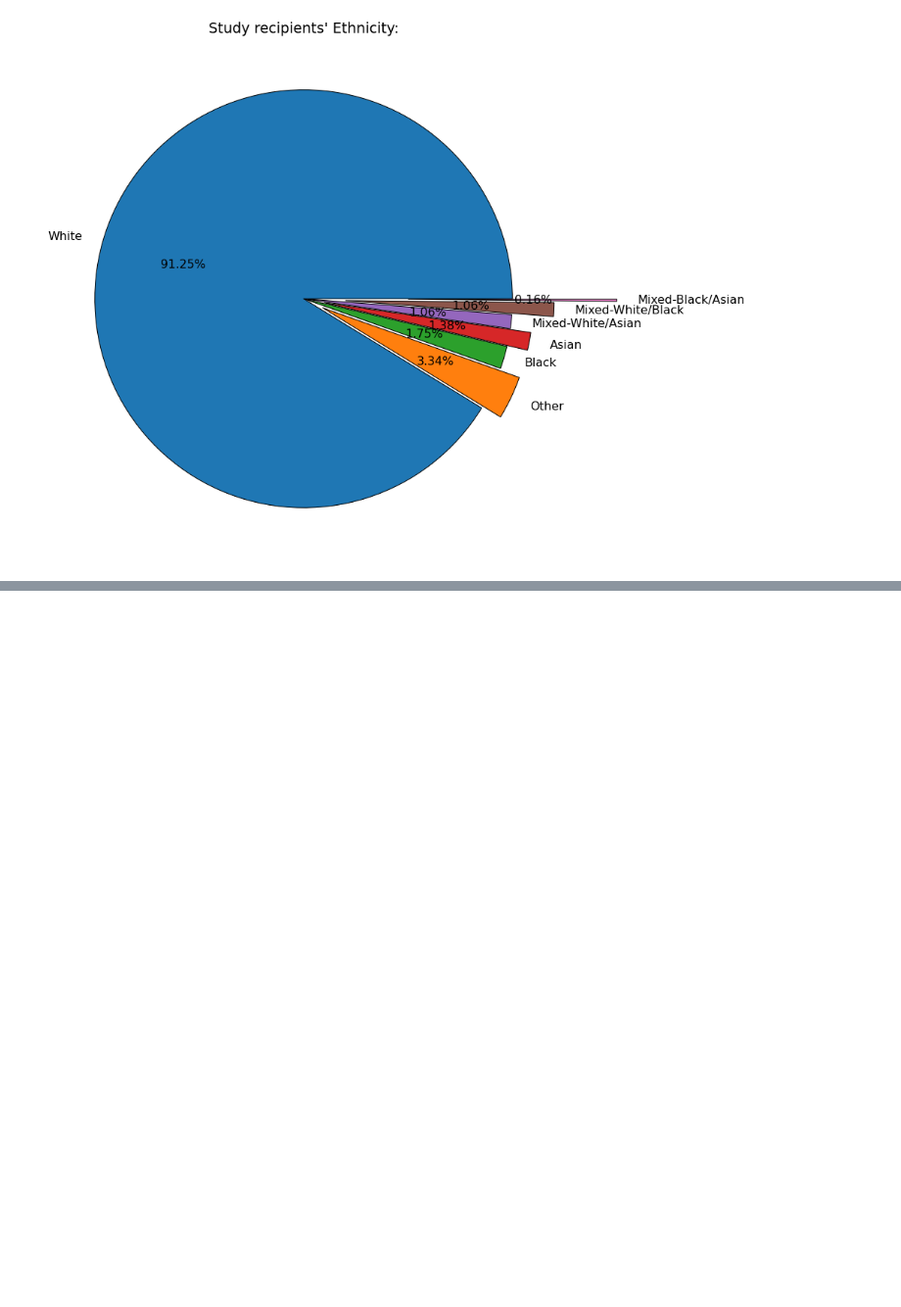
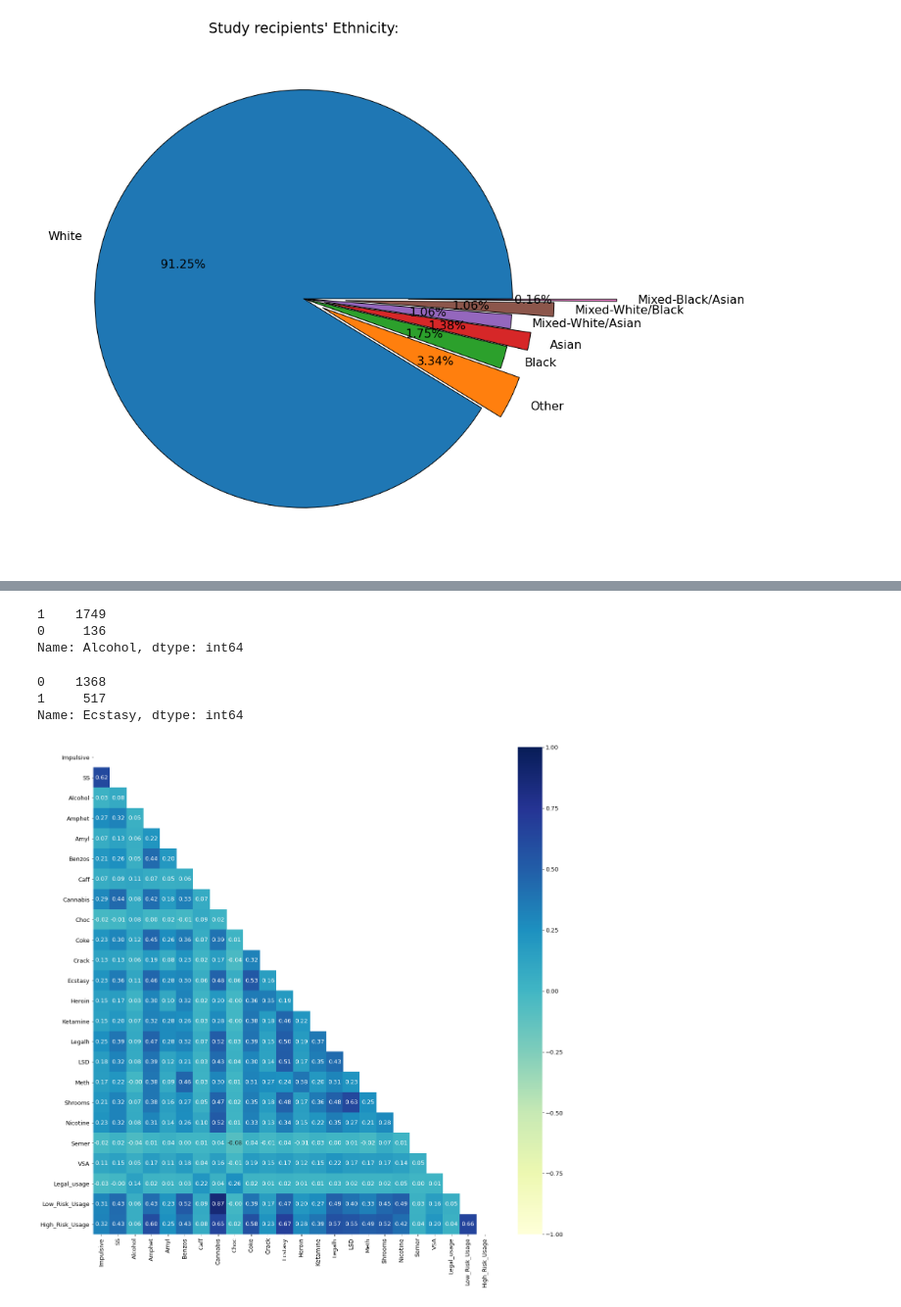
Before and after one commit to Antadurunnu/Drug-Consumption, a Jupyter notebook: Drug_consumption_project.ipynb, the cells around one changed output, grey strips where cells are left out. Shown at 98% size. Saved outputs shown, nothing was run; the diff lists cells and outputs as text; code cells hidden in the pictures; blank space fills up the shorter version.

```diff
--- a/Drug_consumption_project.ipynb
+++ b/Drug_consumption_project.ipynb
@@ -294,0 +293,10 @@ df.head()
+# %%
+for category in cat_features:
+    df_readable[category] = df_readable[category].map({'CL0':0,
+                            'CL1':0,
+                            'CL2':0,
+                            'CL3':1,
+                            'CL4':1,
+                            'CL5':1,
+                            'CL6':1,
+                             },)
@@ -294,0 +331,18 @@ df.head()
+# %%
+# introducing a new column "Legal_Usage" to the dataset df_readable:
+legal_drugs = ['Alcohol', 'Caff', 'Choc', 'Legalh', 'Nicotine']
+
+df_readable.eval("Legal_usage = Alcohol + Caff + Choc + Legalh + Nicotine", inplace = True)
+df_readable['Legal_usage'] = df_readable['Legal_usage'].apply(lambda x: 1 if x >= 1 else 0);
+
+# introducing a new column "Low_Risk_Usage" to the dataset df_readable:
+Low_Risk_drugs = ['Benzos', 'Cannabis', 'Shrooms', 'Amyl']
+
+df_readable.eval("Low_Risk_Usage = Benzos + Cannabis + Shrooms + Amyl", inplace = True)
+df_readable['Low_Risk_Usage'] = df_readable['Low_Risk_Usage'].apply(lambda x: 1 if x >= 1 else 0);
+
+# introducing a new column "High_Risk_Usage" to the dataset df_readable:
+High_Risk_drugs = ['Amphet', 'Coke', 'Crack', 'Ecstasy', 'Heroin', 'Ketamine', 'LSD', 'Meth']
+
+df_readable.eval("High_Risk_Usage = Amphet + Coke + Crack + Ecstasy + Heroin + Ketamine + LSD + Meth", inplace = True)
+df_readable['High_Risk_Usage'] = df_readable['High_Risk_Usage'].apply(lambda x: 1 if x >= 1 else 0);
@@ -294,0 +388,22 @@ df.head()
+# %%
+df_readable["Alcohol"].value_counts()
+# %% [output]
+1    1749
+0     136
+Name: Alcohol, dtype: int64
+# %%
+df_readable["Ecstasy"].value_counts()
+# %% [output]
+0    1368
+1     517
+Name: Ecstasy, dtype: int64
+# %%
+# Correlation heatmap
+plt.figure(figsize=(20,20));
+plt.rcParams.update({'font.size':13})
+correlations = df_readable.iloc[:, 11:].corr()
+mask = np.triu(correlations)
+sns.heatmap(correlations ,fmt='.2f', vmax=1, vmin=-1, annot=True, mask=mask, cmap="YlGnBu");
+plt.savefig('pictures/Correlation_Heatmap2.png', transparent=True)
+# %% [output]
+[figure, added]
```
Also changed, not shown: parts of 27 cells of this notebook.
